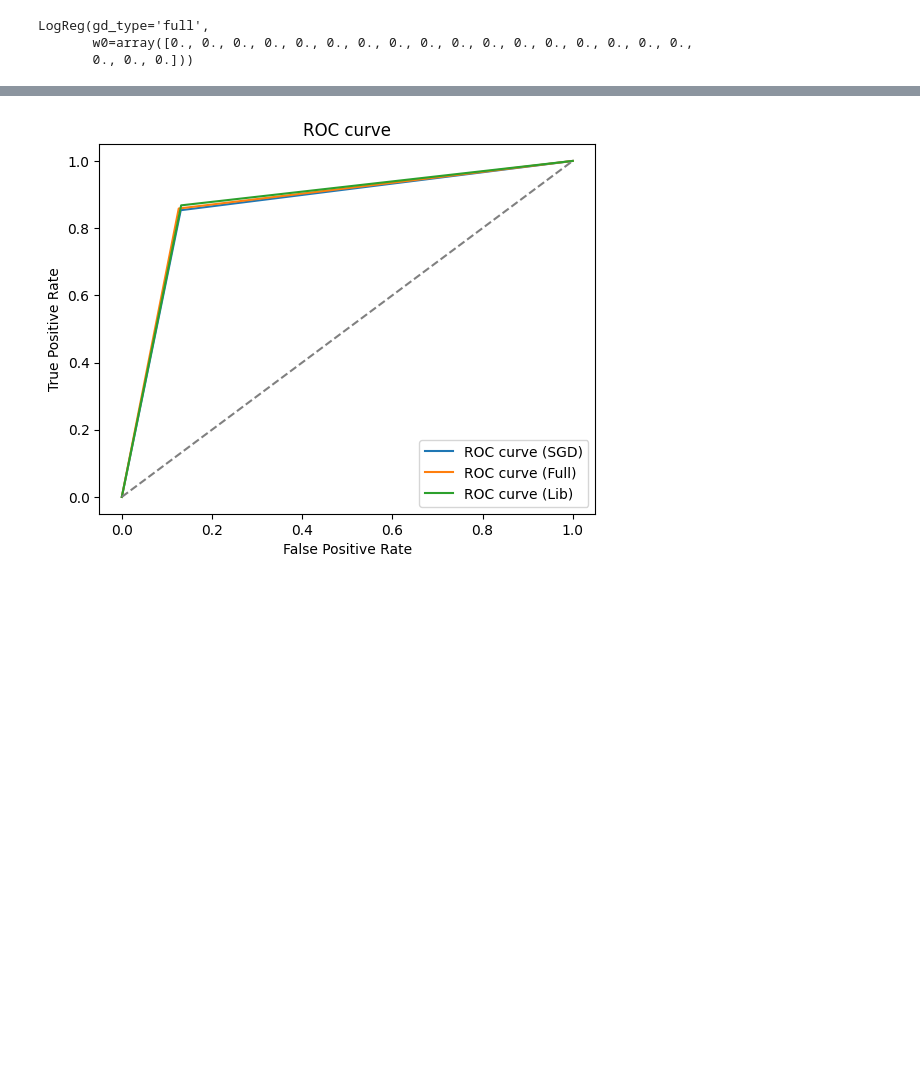
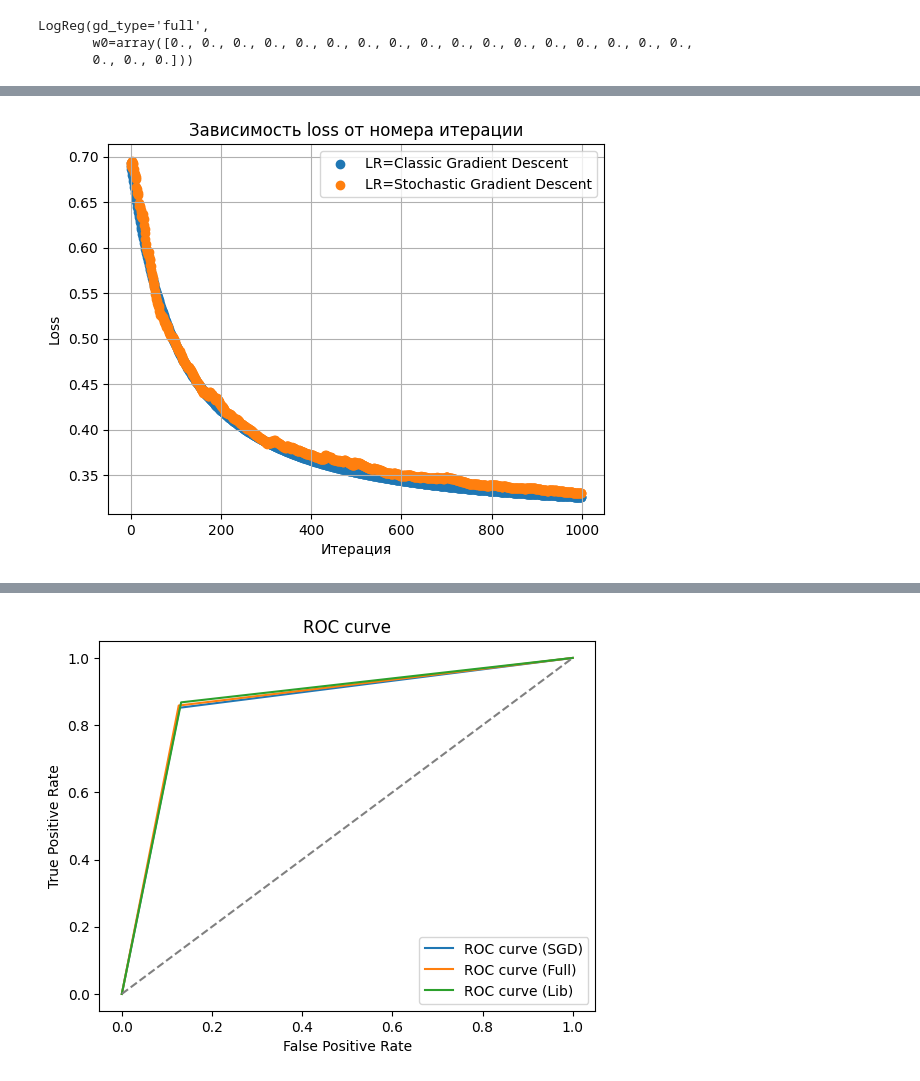
Before and after one commit to lyricsred/ai-machine-learning, a Jupyter notebook: Classification/Краснослободцев_МО_ДЗ3.ipynb, the cells around one changed output, grey strips where cells are left out. Cells and saved outputs as stored; diff of their text form; code cells hidden in the pictures; blank space fills up the shorter version.

```diff
--- a/Classification/Краснослободцев_МО_ДЗ3.ipynb
+++ b/Classification/Краснослободцев_МО_ДЗ3.ipynb
@@ -251,2 +251,13 @@ Stochastic Gradient Descent: ROC-AUC=0.8613250629647292, Accuracy=0.8613
 Full Gradient Descent: ROC-AUC=0.8660576072055748, Accuracy=0.8660333333333333
 Library Model: ROC-AUC=0.8681011072682042, Accuracy=0.8681
+# %%
+plt.scatter(list(range(0, 1000)), lr_full.loss_history, label=f'LR=Classic Gradient Descent')
+plt.scatter(list(range(0, 1000)), lr_sgd.loss_history, label=f'LR=Stochastic Gradient Descent')
+plt.xlabel('Итерация')
+plt.ylabel('Loss')
+plt.title('Зависимость loss от номера итерации')
+plt.legend()
+plt.grid(True)
+plt.show()
+# %% [output]
+[figure, added]
```
Also changed, not shown: parts of 8 cells of this notebook, 1 other file.
